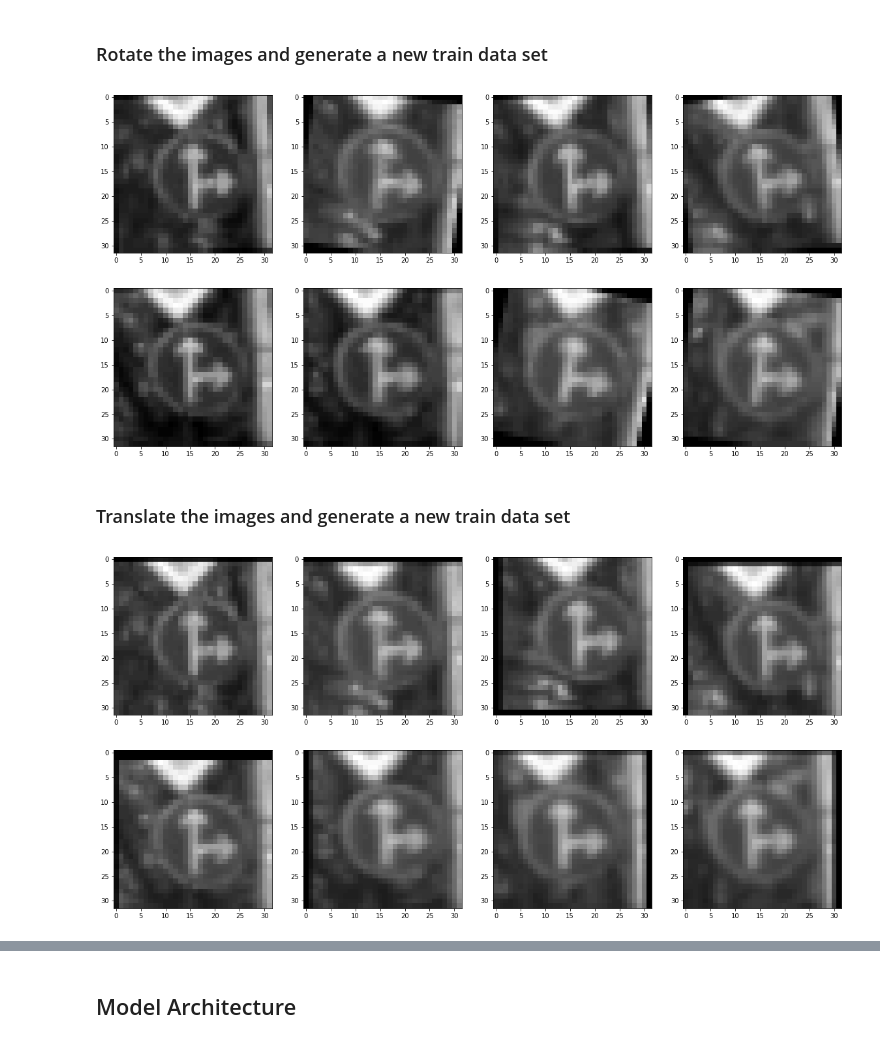
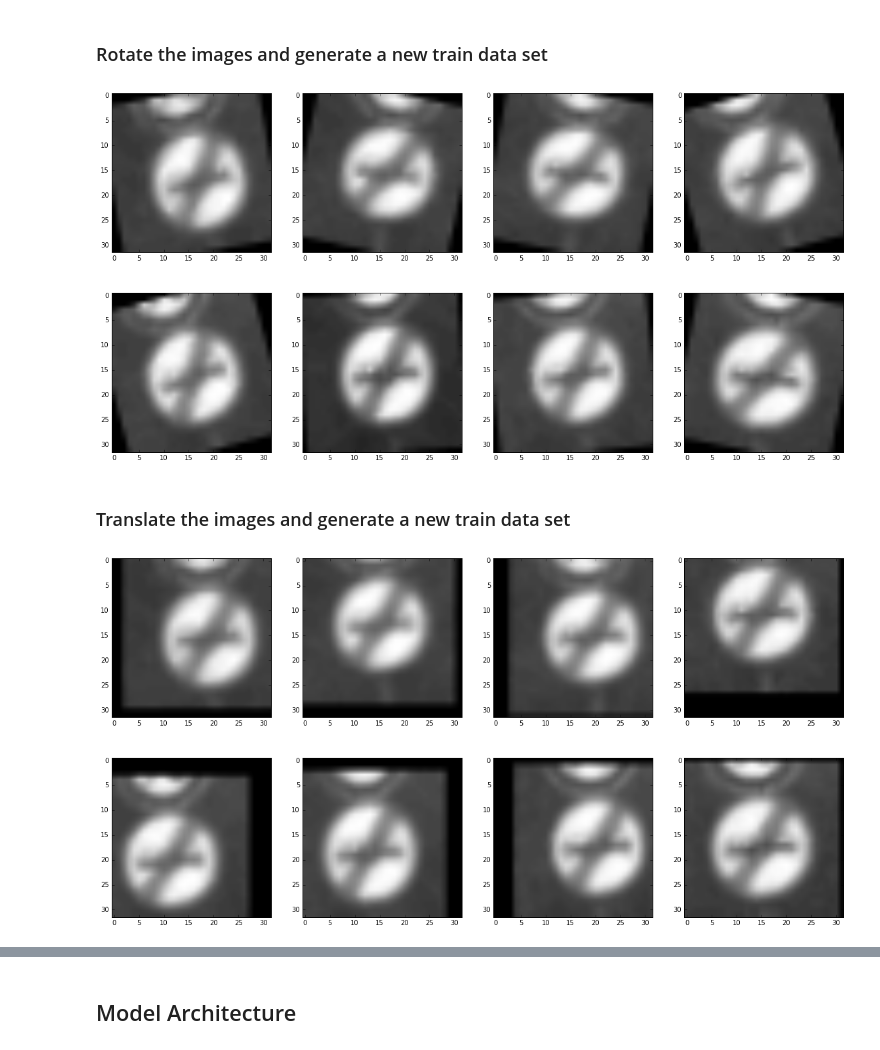
Before and after one commit to chenyue9713/Traffic-Sign-Classifier, a Jupyter notebook: Traffic_Sign_Classifier.ipynb, the cells around one changed output, grey strips where cells are left out. Drawn from its saved outputs; the diff is of its cells as text; code cells hidden in the pictures.

```diff
--- a/Traffic_Sign_Classifier.ipynb
+++ b/Traffic_Sign_Classifier.ipynb
@@ -94,5 +94,9 @@ plt.show()
 # %%
 import csv
+train_dis = []
+valid_dis = []
+test_dis = []
+
 
 with open('signnames.csv') as file:
     reader = csv.DictReader(file)
@@ -106,6 +110,10 @@ with open('signnames.csv') as file:
               ,"{0:15.3f}".format(np.count_nonzero(y_valid_clean == index)*100/n_validation)
               ,"{0:19.3f}".format(np.count_nonzero(y_test_clean == index)*100/n_test))
         signs[int(row["ClassId"])] = row['SignName']
+
+        train_dis.append(np.count_nonzero(y_train_clean == index)*100/n_train)
+        valid_dis.append(np.count_nonzero(y_valid_clean == index)*100/n_validation)
+        test_dis.append(np.count_nonzero(y_test_clean == index)*100/n_test)
 # %% [output]
 ClassID    SignName                                              % Train         % Validation         % Test
 0          Speed limit (20km/h)                                    0.517           0.680               0.475
@@ -200,67 +246,52 @@ X_test, y_test = shuffle(Normalized_X_test, y_test_clean)
 # %%
 import random
 
-def rotation(X_data):
-    X_data = X_data.squeeze()
-    n_data = len(X_data)
-    rand_nums = list([random.uniform(-1,1) for i in range(n_data)])
-    Rot_X_images = []
-    for i, image in enumerate(X_data):
-        rows, cols = image.shape
-        rot_ang = 15 * rand_nums[i]
-        M = cv2.getRotationMatrix2D((cols/2,rows/2),rot_ang,1)
-        Rot_X_image = cv2.warpAffine(image,M,(cols,rows))
-        Rot_X_image = Rot_X_image[:,:,np.newaxis]
-        Rot_X_images.append(Rot_X_image)
+def rotation(image,ang_range):
+    rand_num = random.uniform(-1,1)
+    rows, cols, ch = image.shape
+    rot_ang = ang_range * rand_num
+    M = cv2.getRotationMatrix2D((cols/2,rows/2),rot_ang,1)
+    Rot_image = cv2.warpAffine(image,M,(cols,rows))
+    Rot_image = Rot_image[:,:,np.newaxis]
 
-    return np.asarray(Rot_X_images)
+    return Rot_image
 
-X_train_rot = rotation(gray_train_images)
-
-index = 1000
 
 
 plt.figure(figsize=(20,10))
 for i in range(0,8):
     plt.subplot(2,4,i+1)
-    plt.imshow(X_train_rot[index+i].squeeze(),cmap='gray')
+    rot_image = rotation(gray_train_images[i],15)
+    plt.imshow(rot_image.squeeze(),cmap='gray')
 plt.show()
 # %% [output]
-[figure, old version]
+[figure, new version]
 # %%
 Normalized_X_train_rot = (X_train_rot - np.float32(128)) / np.float32(128)
 X_train_rot, y_train_rot = shuffle(Normalized_X_train_rot, y_train_clean)
 # %% [markdown]
 ### Translate the images and generate a new train data set
 # %%
-def translation(X_data):
-    X_data = X_data.squeeze()
-    n_data = len(X_data)
-    rand_nums = list([random.uniform(-2,2) for i in range(n_data)])
-    rand_nums2 = list([random.uniform(-2,2) for i in range(n_data)])
-    trans_X_images = []
-    for i, image in enumerate(X_data):
-        rows, cols = image.shape
-        h_shift = rand_nums[i]
-        v_shift = rand_nums2[i]
-        M = np.float32([[1,0,h_shift],[0,1,v_shift]])
-        trans_X_image = cv2.warpAffine(image,M,(cols,rows))
-        trans_X_image = trans_X_image[:,:,np.newaxis]
-        trans_X_images.append(trans_X_image)
+def translation(image,trans_range):
+    rand_num = random.uniform(-trans_range,trans_range)
+    rand_num2 = random.uniform(-trans_range,trans_range)
+    rows, cols, ch = image.shape
+    h_shift = rand_num
+    v_shift = rand_num2
+    M = np.float32([[1,0,h_shift],[0,1,v_shift]])
+    trans_image = cv2.warpAffine(image,M,(cols,rows))
+    trans_image = trans_image[:,:,np.newaxis]
 
-    return np.asarray(trans_X_images)
-
-X_train_trans = translation(gray_train_images)
-
-index = 1000
+    return trans_image
 
 plt.figure(figsize=(20,10))
 for i in range(0,8):
     plt.subplot(2,4,i+1)
-    plt.imshow(X_train_trans[index+i].squeeze(),cmap='gray')
+    trans_image = translation(gray_train_images[i],5)
+    plt.imshow(trans_image.squeeze(),cmap='gray')
 plt.show()
 # %% [output]
-[figure, old version]
+[figure, new version]
 # %%
 Normalized_X_train_trans = (X_train_trans - np.float32(128)) / np.float32(128)
 X_train_trans, y_train_trans = shuffle(Normalized_X_train_trans, y_train_clean)
```
Also changed, not shown: parts of 8 cells of this notebook.
